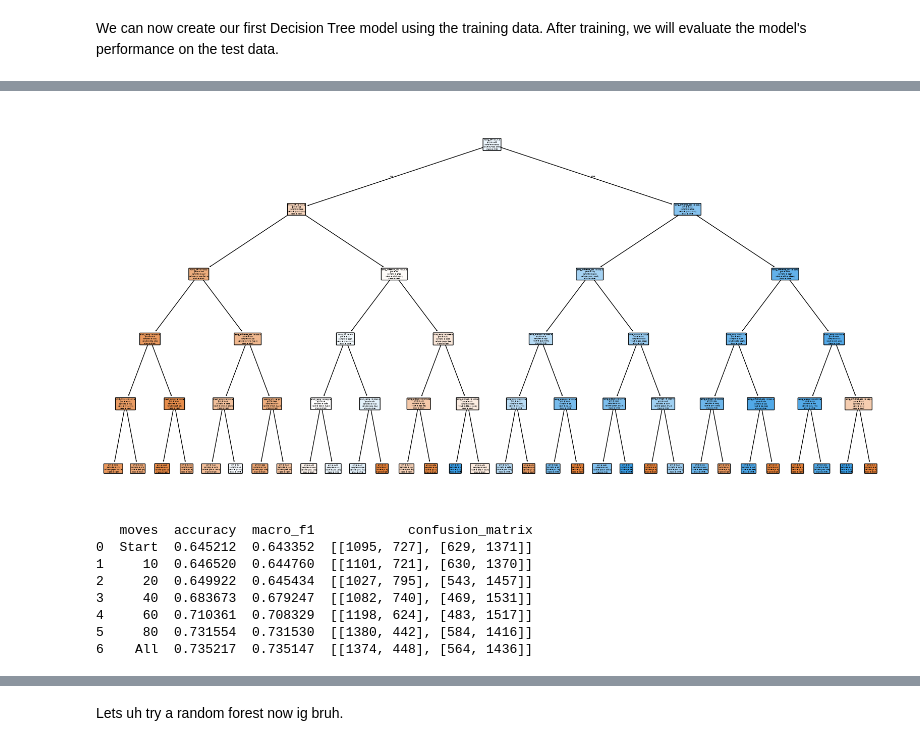
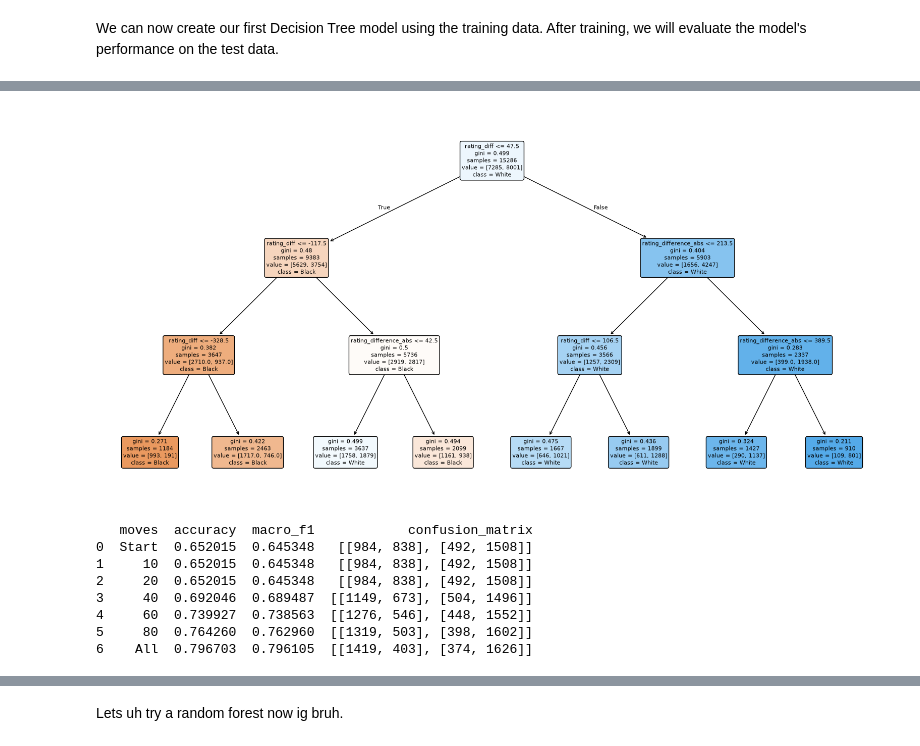
Before and after one commit to OliwierJ/DataSciencePortfolio, a Jupyter notebook: Content/decisionTrees..ipynb, the cells around one changed output, grey strips where cells are left out. Drawn from its saved outputs; the diff is of its cells as text; code cells hidden in the pictures.

Commit message:
Added gridsearch for decision trees

```diff
--- a/Content/decisionTrees..ipynb
+++ b/Content/decisionTrees..ipynb
@@ -63,7 +65,7 @@ features = ["white_rating", "black_rating", "rating_diff", "opening_ply", "ratin
 
 X = data[features]
 
-y = data["winner"]
+y = data["winner"].map({"white": 1, "black": -1})
 # %% [markdown]
 ## Split the dataset
 Separate your dataset into training and testing data. We will use 80% of the data for training and 20% for testing. This will allow us to evaluate the model's performance on unseen data.
@@ -72,10 +74,21 @@ X_train, X_test, y_train, y_test = train_test_split(X, y, test_size=0.2, random_
 # %% [markdown]
 We can now create our first Decision Tree model using the training data. After training, we will evaluate the model's performance on the test data.
 # %%
-model = DecisionTreeClassifier(
-    max_depth=5,
-    random_state=42
+from sklearn.model_selection import GridSearchCV
+
+
+grid = GridSearchCV(
+    DecisionTreeClassifier(random_state=42),
+    {
+        "max_depth": range(2,10),
+        "min_samples_leaf": [1, 2, 4],
+    },
+    cv=5,
+    scoring='f1',
 )
 
-model.fit(X_train, y_train)
+
+grid.fit(X_train, y_train)
+model = grid.best_estimator_
+print("Best parameters:", grid.best_params_)
 # %% [output]
@@ -121,17 +146,17 @@ Confusion Matrix:
 # %%
 plt.figure(figsize=(20, 10))
 
 plot_tree(
     model,
     feature_names=features,
-    class_names=model.classes_,
+    class_names=["Black", "White"],
     filled=True,
     rounded=True
 )
 
 plt.show()
 # %% [output]
-[figure, old version]
+[figure, new version]
 # %%
 def whites_move(i):
     return i % 2 == 0
@@ -221,7 +255,7 @@ for step in steps:
         data_after_x_moves["moves"].apply(lambda x: extract_move_information(x, step))
         .tolist(), index=data_after_x_moves.index
     )
-    y = data_after_x_moves["winner"]
+    y = data_after_x_moves["winner"].map({"white": 1, "black": -1})
     data_after_x_moves = pd.concat([data_after_x_moves[features], addtional_features], axis=1)
 
     accuracy, f1, conf_matrix = decision_tree_model_after_N_moves(
@@ -240,13 +274,13 @@ results_df = pd.DataFrame(results)
 print(results_df)
 # %% [output]
    moves  accuracy  macro_f1            confusion_matrix
-0  Start  0.645212  0.643352  [[1095, 727], [629, 1371]]
-1     10  0.646520  0.644760  [[1101, 721], [630, 1370]]
-2     20  0.649922  0.645434  [[1027, 795], [543, 1457]]
-3     40  0.683673  0.679247  [[1082, 740], [469, 1531]]
-4     60  0.710361  0.708329  [[1198, 624], [483, 1517]]
-5     80  0.731554  0.731530  [[1380, 442], [584, 1416]]
-6    All  0.735217  0.735147  [[1374, 448], [564, 1436]]
+0  Start  0.652015  0.645348   [[984, 838], [492, 1508]]
+1     10  0.652015  0.645348   [[984, 838], [492, 1508]]
+2     20  0.652015  0.645348   [[984, 838], [492, 1508]]
+3     40  0.692046  0.689487  [[1149, 673], [504, 1496]]
+4     60  0.739927  0.738563  [[1276, 546], [448, 1552]]
+5     80  0.764260  0.762960  [[1319, 503], [398, 1602]]
+6    All  0.796703  0.796105  [[1419, 403], [374, 1626]]
 # %%
 plt.figure(figsize=(10, 5))
 
```
Also changed, not shown: parts of 8 cells of this notebook.
